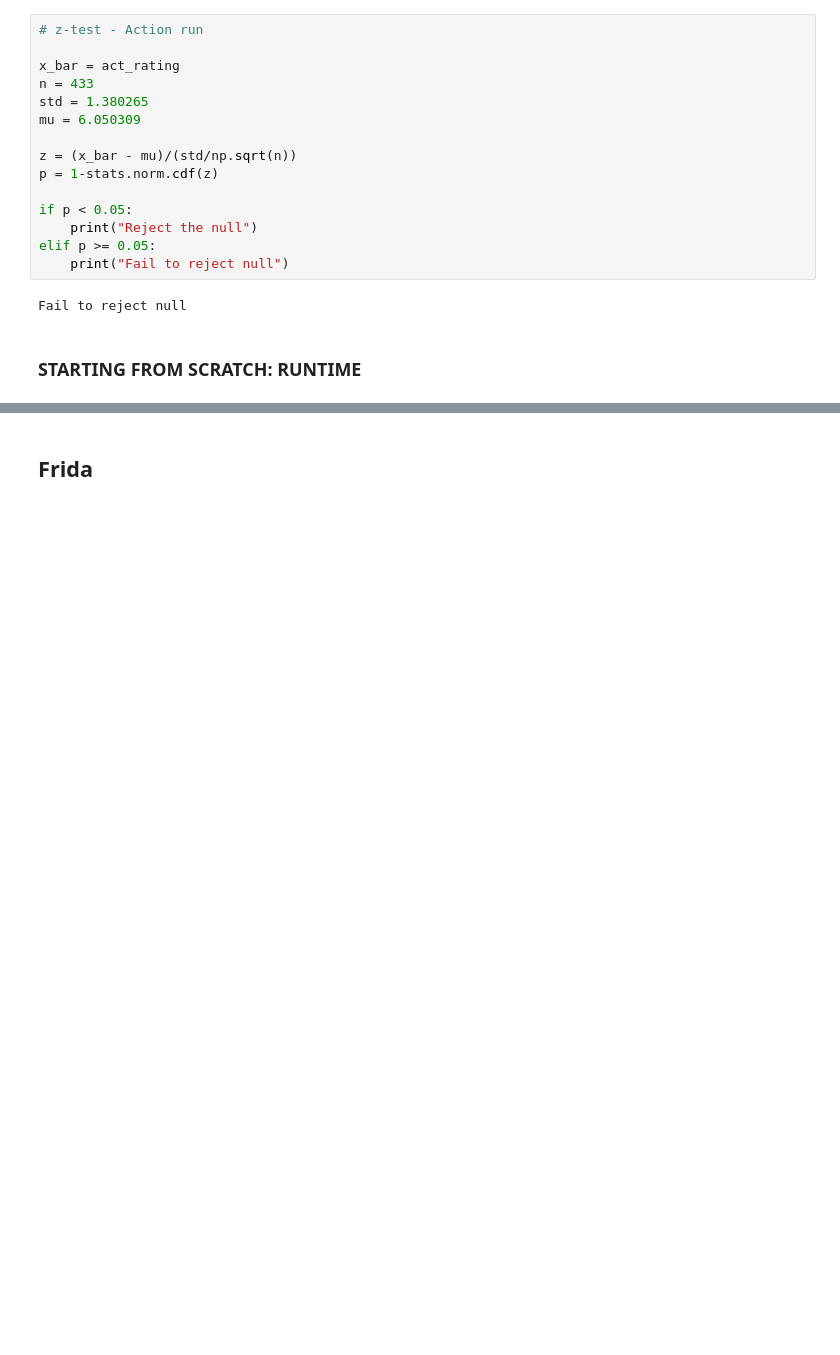
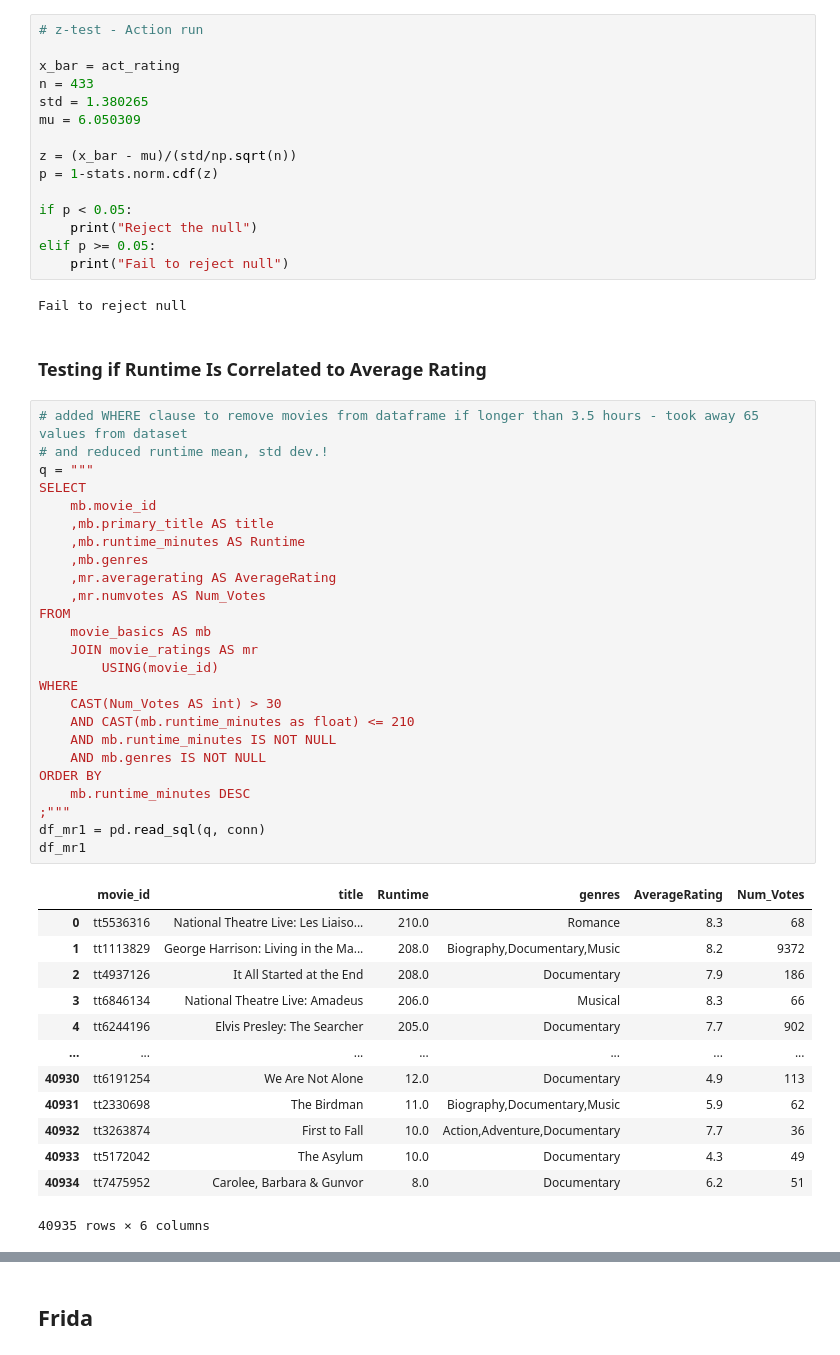
Before and after one commit to mfFrida/Capstone-Project-Semester-1, a Jupyter notebook: student.ipynb, the cells around one changed output, grey strips where cells are left out. Saved outputs shown, nothing was run; the diff lists cells and outputs as text; blank space fills up the shorter version.

```diff
--- a/student.ipynb
+++ b/student.ipynb
@@ -1398,5 +1398,44 @@ elif p >= 0.05:
     print("Fail to reject null")
 # %% [output]
 Fail to reject null
-# %% [markdown]
-### STARTING FROM SCRATCH: RUNTIME
+# %% [markdown]
+### Testing if Runtime Is Correlated to Average Rating
+# %%
+# added WHERE clause to remove movies from dataframe if longer than 3.5 hours - took away 65 values from dataset
+# and reduced runtime mean, std dev.!
+q = """
+SELECT
+    mb.movie_id
+    ,mb.primary_title AS title
+    ,mb.runtime_minutes AS Runtime
+    ,mb.genres
+    ,mr.averagerating AS AverageRating
+    ,mr.numvotes AS Num_Votes
+FROM
+    movie_basics AS mb
+    JOIN movie_ratings AS mr
+        USING(movie_id)
+WHERE
+    CAST(Num_Votes AS int) > 30
+    AND CAST(mb.runtime_minutes as float) <= 210
+    AND mb.runtime_minutes IS NOT NULL
+    AND mb.genres IS NOT NULL
+ORDER BY
+    mb.runtime_minutes DESC
+;"""
+df_mr1 = pd.read_sql(q, conn)
+df_mr1
+# %% [output]
+|  | movie_id | title | Runtime | genres | AverageRating | Num_Votes |
+| 0 | tt5536316 | National Theatre Live: Les Liaiso... | 210.0 | Romance | 8.3 | 68 |
+| 1 | tt1113829 | George Harrison: Living in the Ma... | 208.0 | Biography,Documentary,Music | 8.2 | 9372 |
+| 2 | tt4937126 | It All Started at the End | 208.0 | Documentary | 7.9 | 186 |
+| 3 | tt6846134 | National Theatre Live: Amadeus | 206.0 | Musical | 8.3 | 66 |
+| 4 | tt6244196 | Elvis Presley: The Searcher | 205.0 | Documentary | 7.7 | 902 |
+| ... | ... | ... | ... | ... | ... | ... |
+| 40930 | tt6191254 | We Are Not Alone | 12.0 | Documentary | 4.9 | 113 |
+| 40931 | tt2330698 | The Birdman | 11.0 | Biography,Documentary,Music | 5.9 | 62 |
+| 40932 | tt3263874 | First to Fall | 10.0 | Action,Adventure,Documentary | 7.7 | 36 |
+| 40933 | tt5172042 | The Asylum | 10.0 | Documentary | 4.3 | 49 |
+| 40934 | tt7475952 | Carolee, Barbara & Gunvor | 8.0 | Documentary | 6.2 | 51 |
+40935 rows × 6 columns
```
Also changed, not shown: parts of 10 cells of this notebook.
